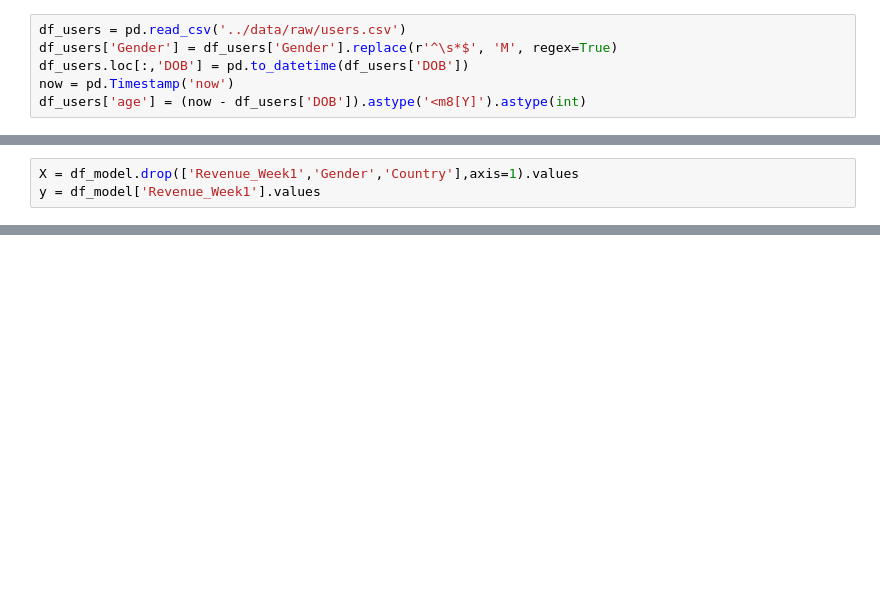
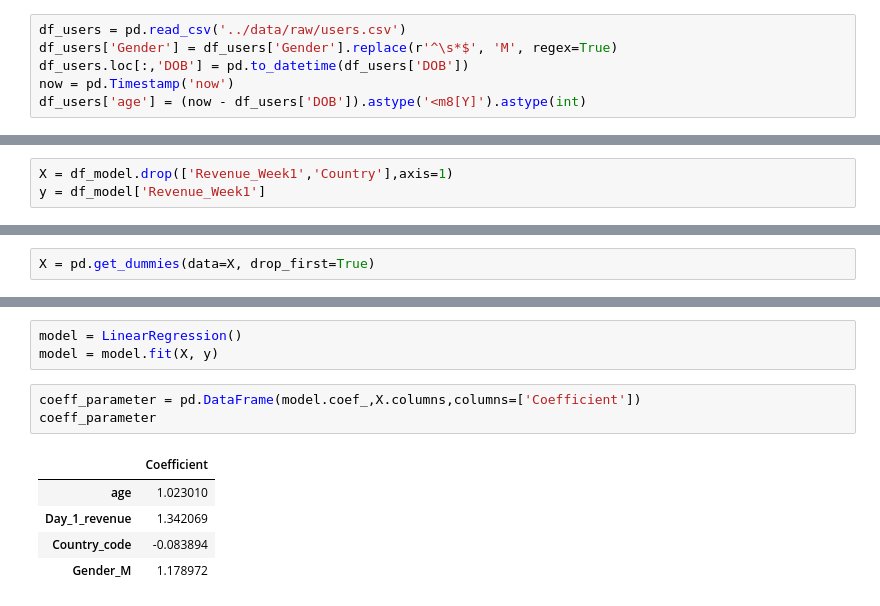
Before and after one commit to nateraluis/systemiq-test, a Jupyter notebook: notebooks/02-LN-Analytics.ipynb, the cells around one changed output, grey strips where cells are left out. Drawn from its saved outputs; the diff is of its cells as text; blank space fills up the shorter version.

```diff
--- a/notebooks/02-LN-Analytics.ipynb
+++ b/notebooks/02-LN-Analytics.ipynb
@@ -108,3 +104,3 @@ df_model['Gender_code'] = LE.fit_transform(df_model['Gender'])
 # %%
-X = df_model.drop(['Revenue_Week1','Gender','Country'],axis=1).values
-y = df_model['Revenue_Week1'].values
+X = df_model.drop(['Revenue_Week1','Country'],axis=1)
+y = df_model['Revenue_Week1']
@@ -124,0 +107,2 @@ array([20.  , 29.19, 20.  , ..., 30.  , 17.05, 42.63])
+# %%
+X = pd.get_dummies(data=X, drop_first=True)
@@ -124,0 +114,12 @@ array([20.  , 29.19, 20.  , ..., 30.  , 17.05, 42.63])
+# %%
+model = LinearRegression()
+model = model.fit(X, y)
+# %%
+coeff_parameter = pd.DataFrame(model.coef_,X.columns,columns=['Coefficient'])
+coeff_parameter
+# %% [output]
+|  | Coefficient |
+| age | 1.023010 |
+| Day_1_revenue | 1.342069 |
+| Country_code | -0.083894 |
+| Gender_M | 1.178972 |
```
Also changed, not shown: parts of 12 cells of this notebook.
